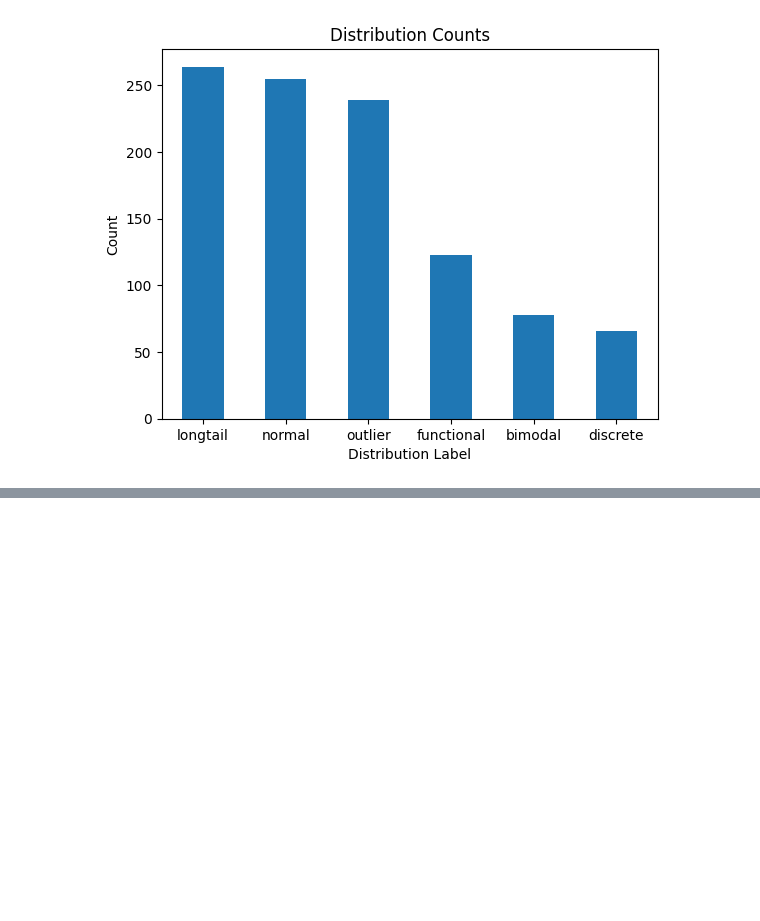
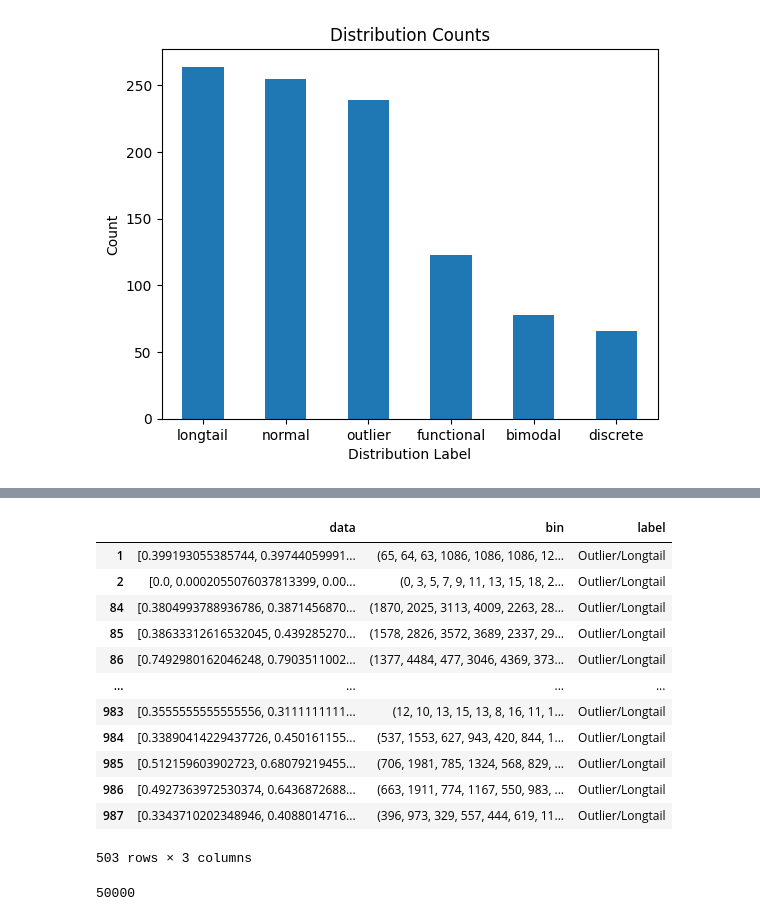
Before and after one commit to chan-cee/wafers, a Jupyter notebook: Luna Preprocessing.ipynb, the cells around one changed output, grey strips where cells are left out. Drawn from its saved outputs; the diff is of its cells as text; code cells hidden in the pictures; blank space fills up the shorter version.

```diff
--- a/Luna Preprocessing.ipynb
+++ b/Luna Preprocessing.ipynb
@@ -307,9 +307,11 @@ plt.show()
 # %% [output]
 [figure]
 # %%
+# Function to relabel target variable into binary values, where outlier and longtail are grouped together
+
 def relabel_data(original_label):
     if original_label in ['outlier', 'longtail']:
-        return 'Outlier/Long Tail'
+        return 'Outlier/Longtail'
     else:
         return 'Other'
 # %%
@@ -327,0 +349,4 @@ plt.show()
+# %%
+binary_df = YK_model[['Data','new_label']]
+binary_df.shape
+#1025 data points (tests), each with 50000 features (test values)
@@ -327,0 +364,38 @@ plt.show()
+# %%
+# Function to bin data based on quantiles
+def bin_data(df, num_bins):
+    new_df = []
+    for index, row in df.iterrows():
+        values = row['Data']
+        label = row['new_label']
+
+        if len(pd.unique(values)) <= 2:
+            # Directly use the binary values since not enough unique values to granularly separate into bins
+            binned_values = values.astype(int)
+        else:
+            binned_values = pd.qcut(values, num_bins, labels=False, duplicates='drop')
+
+        new_df.append({
+        'data': values,
+        'bin': binned_values,
+        'label': label
+        })
+    return pd.DataFrame(new_df)
+# %%
+binned_df = bin_data(binary_df, 5000)
+# %%
+binned_df[binned_df['label'] != 'Other']
+# %% [output]
+|  | data | bin | label |
+| 1 | [0.399193055385744, 0.39744059991... | (65, 64, 63, 1086, 1086, 1086, 12... | Outlier/Longtail |
+| 2 | [0.0, 0.0002055076037813399, 0.00... | (0, 3, 5, 7, 9, 11, 13, 15, 18, 2... | Outlier/Longtail |
+| 84 | [0.3804993788936786, 0.3871456870... | (1870, 2025, 3113, 4009, 2263, 28... | Outlier/Longtail |
+| 85 | [0.38633312616532045, 0.439285270... | (1578, 2826, 3572, 3689, 2337, 29... | Outlier/Longtail |
+| 86 | [0.7492980162046248, 0.7903511002... | (1377, 4484, 477, 3046, 4369, 373... | Outlier/Longtail |
+| ... | ... | ... | ... |
+| 983 | [0.3555555555555556, 0.3111111111... | (12, 10, 13, 15, 13, 8, 16, 11, 1... | Outlier/Longtail |
+| 984 | [0.33890414229437726, 0.450161155... | (537, 1553, 627, 943, 420, 844, 1... | Outlier/Longtail |
+| 985 | [0.512159603902723, 0.68079219455... | (706, 1981, 785, 1324, 568, 829, ... | Outlier/Longtail |
+| 986 | [0.4927363972530374, 0.6436872688... | (663, 1911, 774, 1167, 550, 983, ... | Outlier/Longtail |
+| 987 | [0.3343710202348946, 0.4088014716... | (396, 973, 329, 557, 444, 619, 11... | Outlier/Longtail |
+503 rows × 3 columns
@@ -327,0 +445,4 @@ plt.show()
+# %%
+len(binned_df['bin'][0])
+# %% [output]
+50000
```
Also changed, not shown: parts of 14 cells of this notebook.
